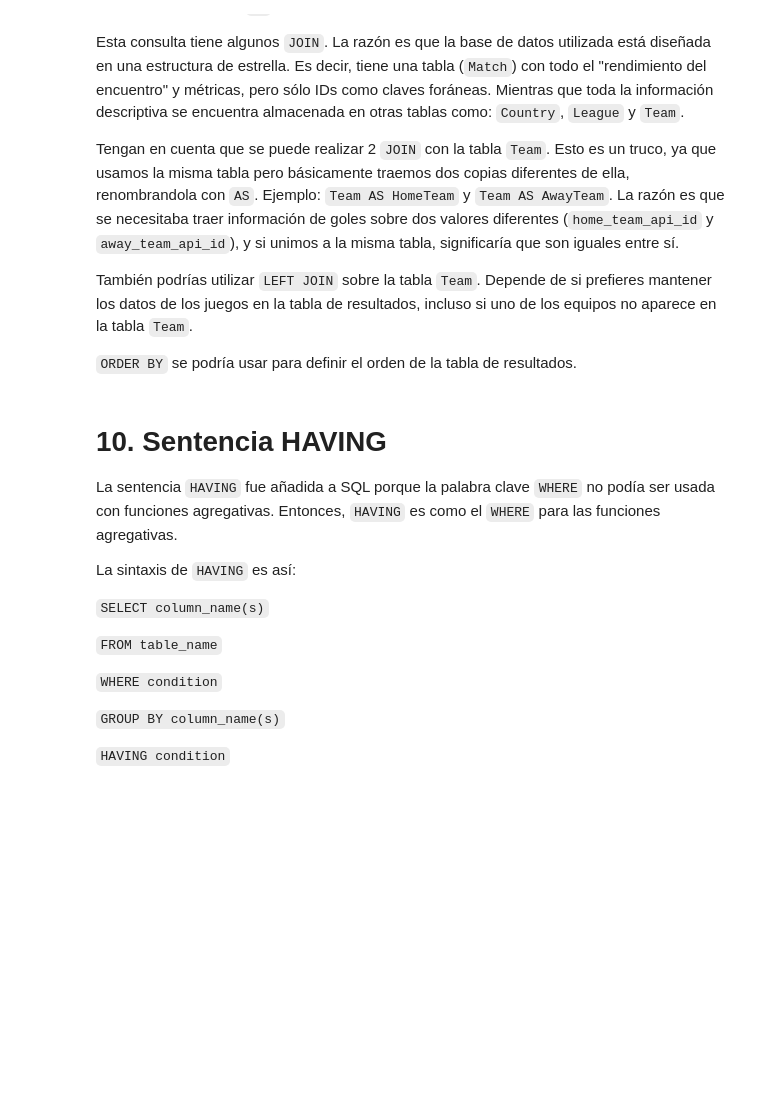
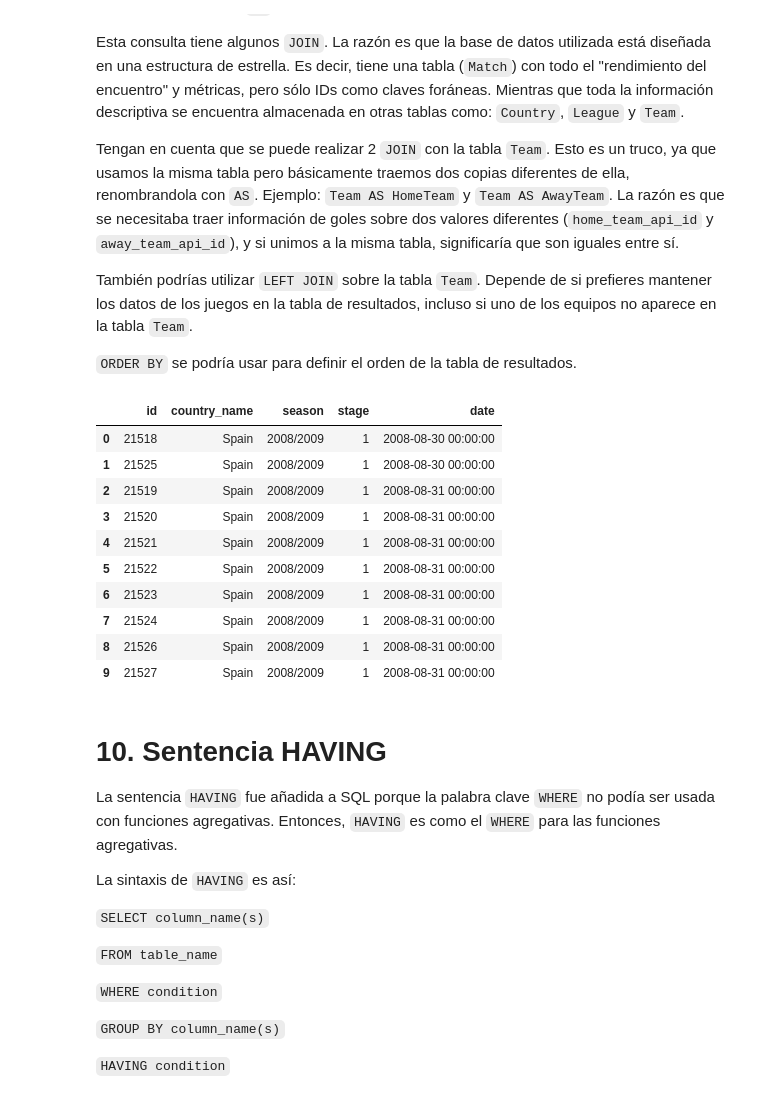
Before and after one commit to jarapha/TalentoTech, a Jupyter notebook: Data_Analysis_SQL.ipynb, the cells around one changed output. Drawn from its saved outputs; the diff is of its cells as text; code cells hidden in the pictures; blank space fills up the shorter version.

```diff
--- a/Data_Analysis_SQL.ipynb
+++ b/Data_Analysis_SQL.ipynb
@@ -1314,11 +1314,29 @@ También podrías utilizar `LEFT JOIN` sobre la tabla `Team`. Depende de si pref
 `ORDER BY` se podría usar para definir el orden de la tabla de resultados.
 # %%
 #Ingrese la la consulta SQL entre un par de 3 comillas dobles: """consulta SQL""" después de la palabra query =
-query =
+query = """ SELECT Match.id, Country.name AS country_name,  Match.season, Match.stage, Match.date
+            FROM Match
+            INNER JOIN Country ON Match.country_id = Country.id
+
+            WHERE Country.name ='Spain'
+            ORDER BY Match.date ASC
+            LIMIT 10"""
 
 #No modificar lo siguiente:
 detailed_matches = pd.read_sql(query, conn)
 detailed_matches
+# %% [output]
+|  | id | country_name | season | stage | date |
+| 0 | 21518 | Spain | 2008/2009 | 1 | 2008-08-30 00:00:00 |
+| 1 | 21525 | Spain | 2008/2009 | 1 | 2008-08-30 00:00:00 |
+| 2 | 21519 | Spain | 2008/2009 | 1 | 2008-08-31 00:00:00 |
+| 3 | 21520 | Spain | 2008/2009 | 1 | 2008-08-31 00:00:00 |
+| 4 | 21521 | Spain | 2008/2009 | 1 | 2008-08-31 00:00:00 |
+| 5 | 21522 | Spain | 2008/2009 | 1 | 2008-08-31 00:00:00 |
+| 6 | 21523 | Spain | 2008/2009 | 1 | 2008-08-31 00:00:00 |
+| 7 | 21524 | Spain | 2008/2009 | 1 | 2008-08-31 00:00:00 |
+| 8 | 21526 | Spain | 2008/2009 | 1 | 2008-08-31 00:00:00 |
+| 9 | 21527 | Spain | 2008/2009 | 1 | 2008-08-31 00:00:00 |
 # %% [markdown]
 # 10. Sentencia HAVING
 
```
